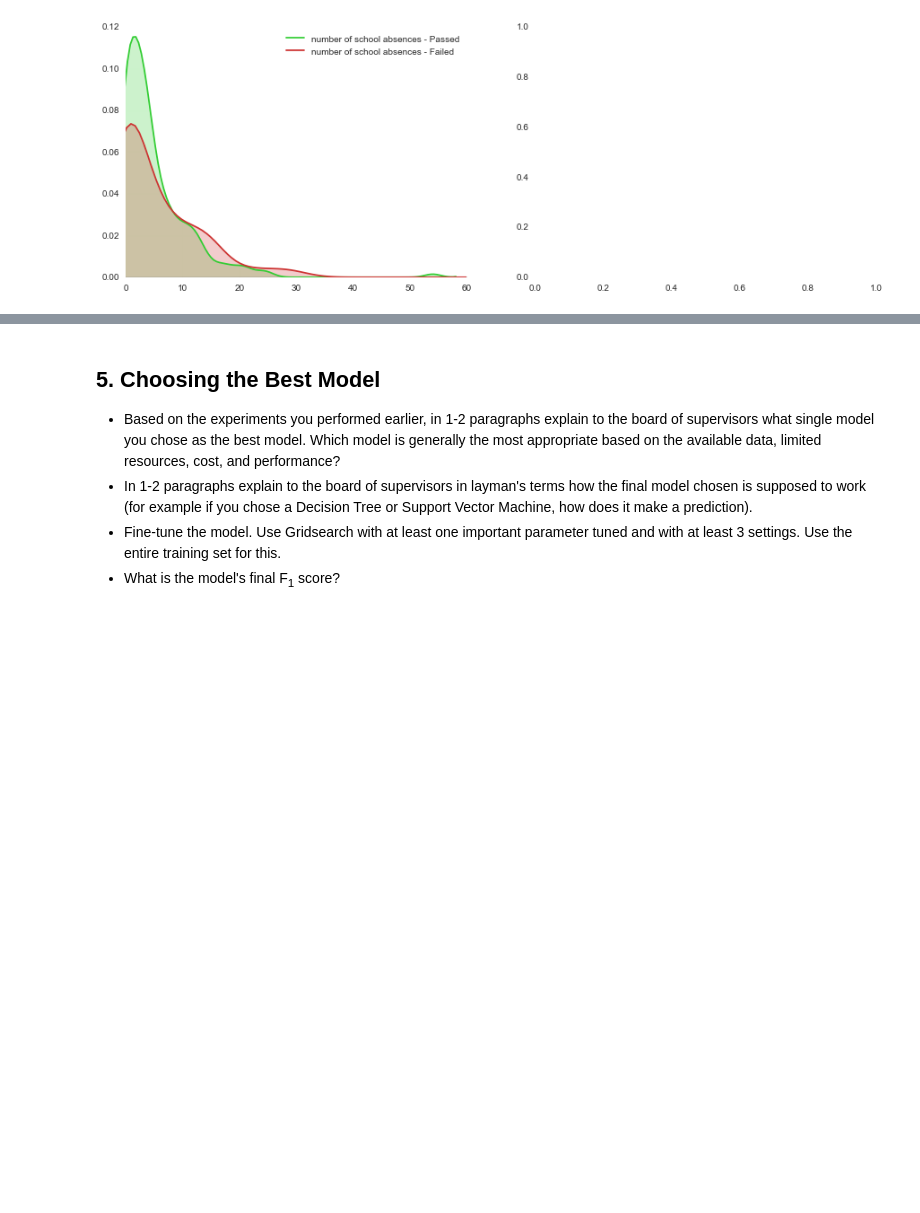
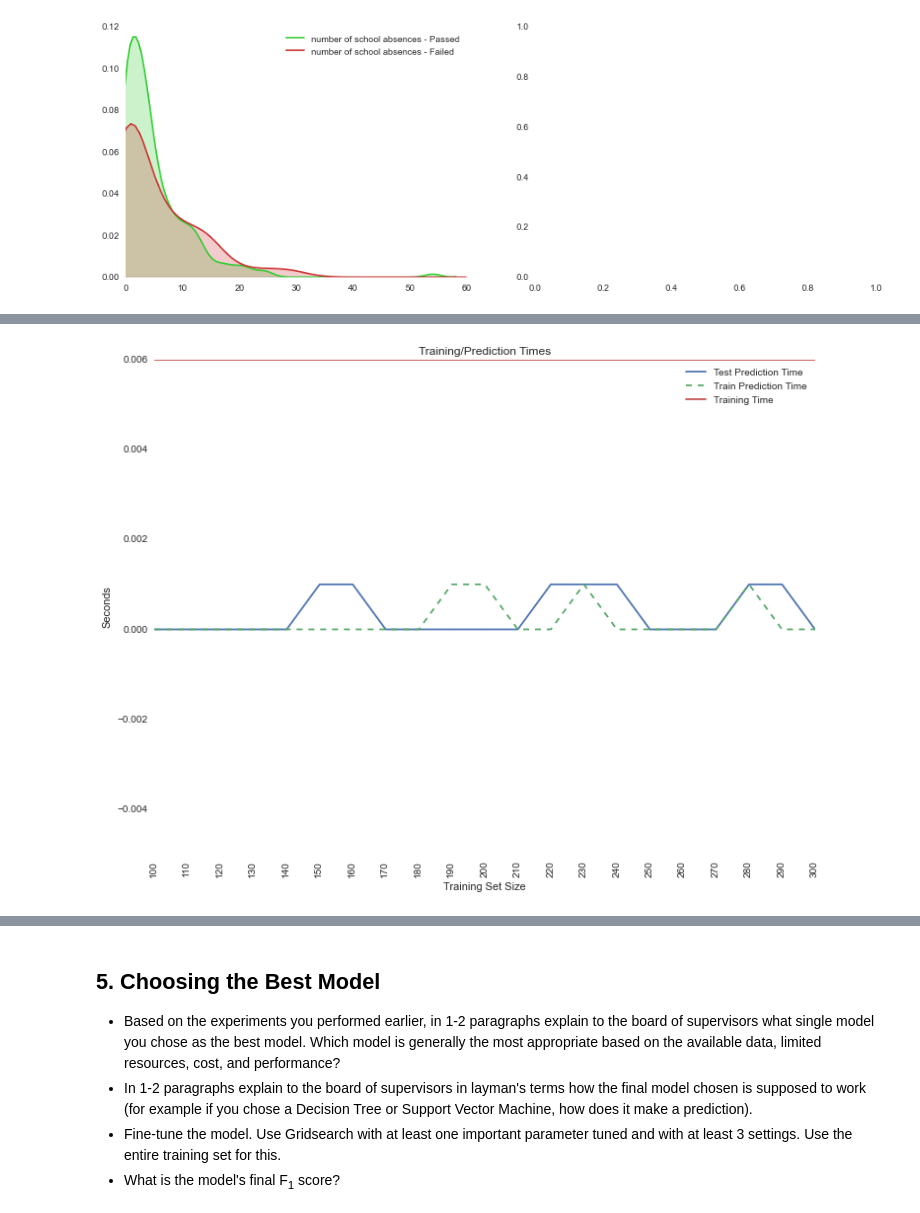
Before and after one commit to asuresh1/StudentIntervention, a Jupyter notebook: student_intervention.ipynb, the cells around one changed output, grey strips where cells are left out. Drawn from its saved outputs; the diff is of its cells as text; code cells hidden in the pictures; blank space fills up the shorter version.

```diff
--- a/student_intervention.ipynb
+++ b/student_intervention.ipynb
@@ -658,0 +816,4 @@ logRegModel
+# %%
+time_plot(D_Tree_stats)
+# %% [output]
+[figure, added]
```
Also changed, not shown: parts of 42 cells of this notebook, 1 other file.
